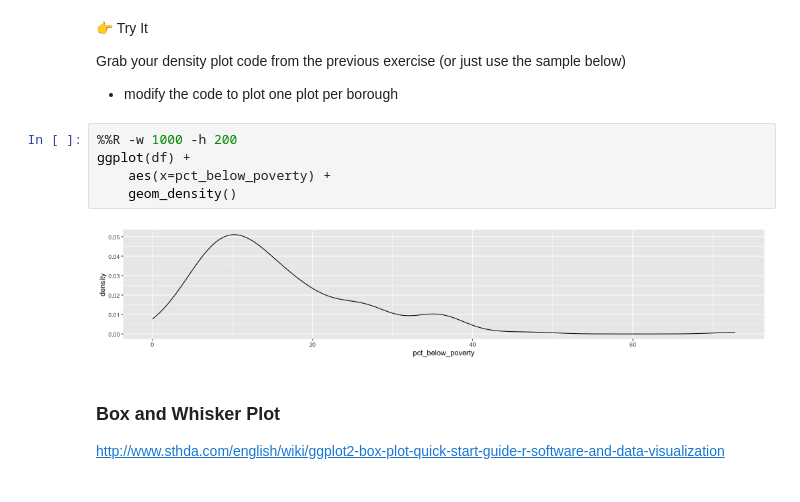
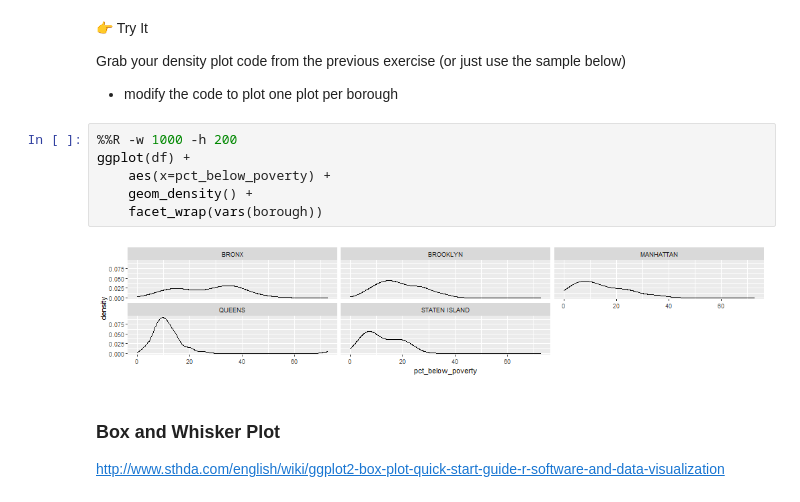
Before and after one commit to juhanarossi/ggplot-1-juhanarossi, a Jupyter notebook: notebook-Juhana-exercise2.ipynb, the cells around one changed output. Saved outputs shown, nothing was run; the diff lists cells and outputs as text.

```diff
--- a/notebook-Juhana-exercise2.ipynb
+++ b/notebook-Juhana-exercise2.ipynb
@@ -151,10 +153,11 @@ Grab your density plot code from the previous exercise (or just use the sample b
 # %%
 %%R -w 1000 -h 200
 ggplot(df) +
     aes(x=pct_below_poverty) +
-    geom_density()
+    geom_density() +
+    facet_wrap(vars(borough))
 # %% [output]
-[figure, old version]
+[figure, new version]
 # %% [markdown]
 ### Box and Whisker Plot
 http://www.sthda.com/english/wiki/ggplot2-box-plot-quick-start-guide-r-software-and-data-visualization
```
Also changed, not shown: parts of 11 cells of this notebook, 2 other files.
